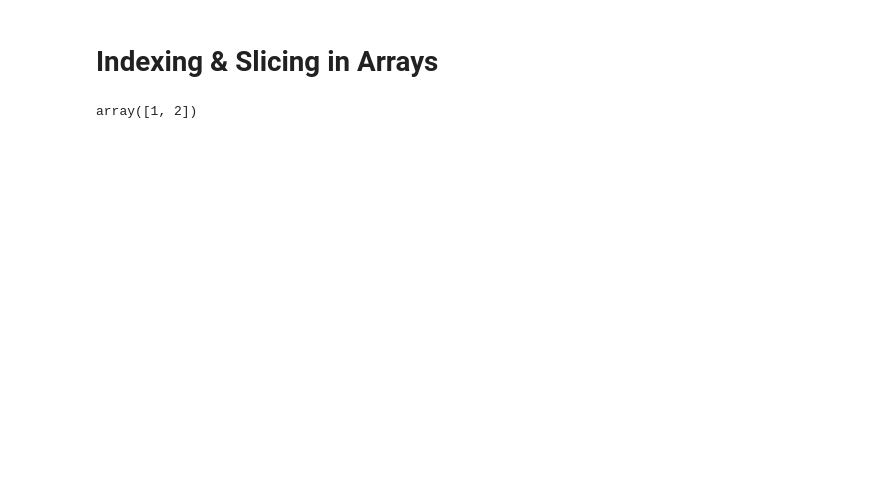
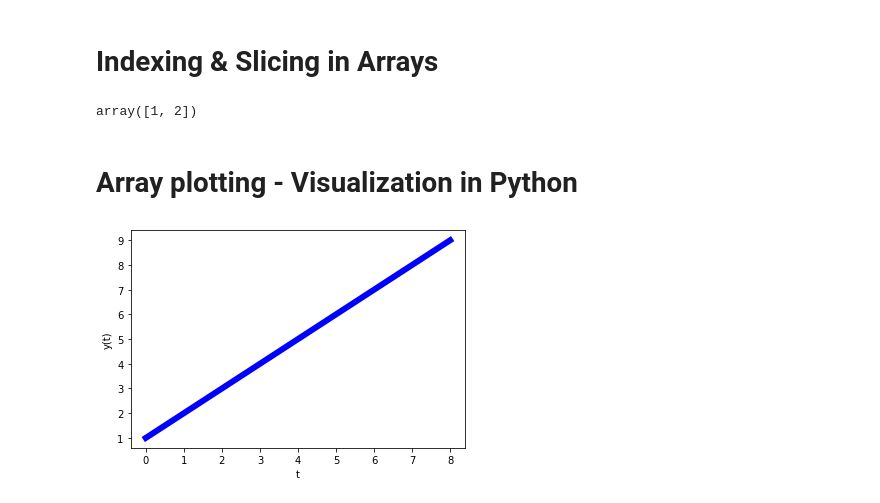
Before and after one commit to harshdhiman-ai/PYPR, a Jupyter notebook: PYPR_2021_EED.ipynb, the cells around one changed output. Drawn from its saved outputs; the diff is of its cells as text; code cells hidden in the pictures; blank space fills up the shorter version.

```diff
--- a/PYPR_2021_EED.ipynb
+++ b/PYPR_2021_EED.ipynb
@@ -336,3 +437,16 @@ x=np.array([1,2,3,4,5])
 x[0:2]
 # %% [output]
 array([1, 2])
+# %% [markdown]
+# Array plotting - Visualization in Python
+# %%
+import matplotlib.pyplot as plt
+import numpy as np
+import math
+a=np.array([1,2,3,4,5,6,7,8,9]) #1-D array
+plt.plot(a,'b',linewidth=6.0)
+plt.xlabel('t')
+plt.ylabel('y(t)')
+plt.show()
+# %% [output]
+[figure, added]
```
Also changed, not shown: parts of 15 cells of this notebook.
